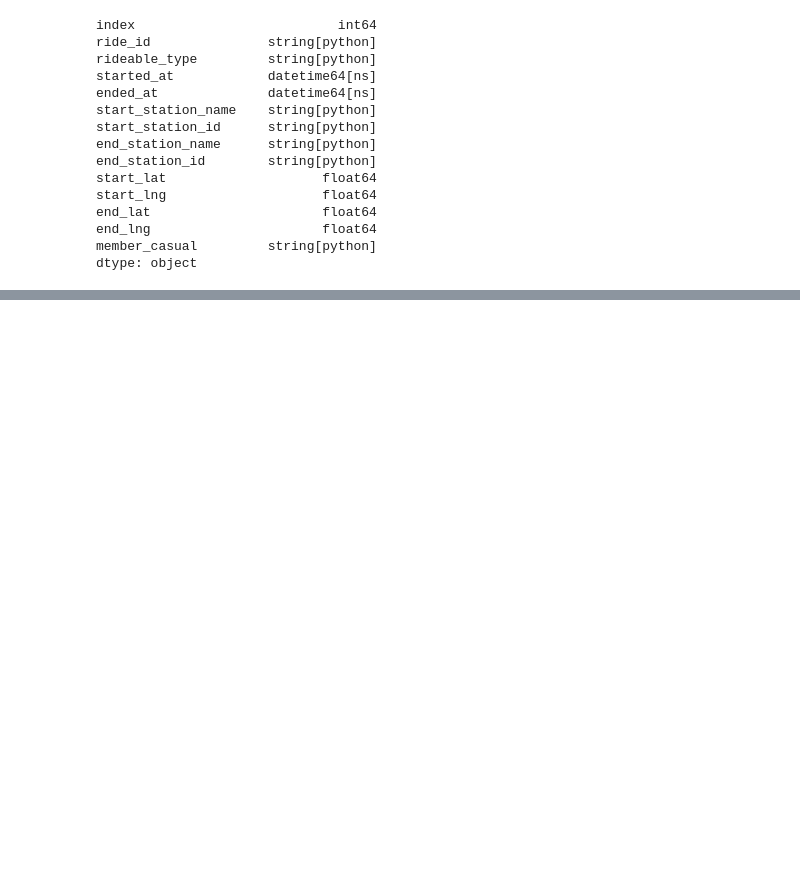
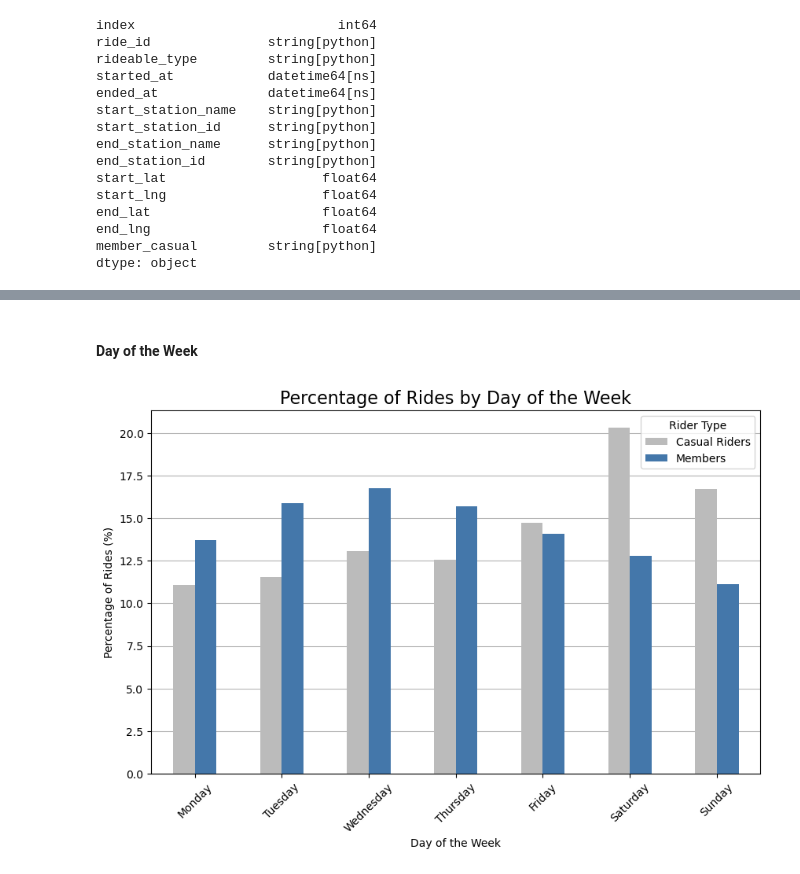
Before and after one commit to iaheung/cyclistic_casestudy, a Jupyter notebook: data_analysis.ipynb, the cells around one changed output, grey strips where cells are left out. Saved outputs shown, nothing was run; the diff lists cells and outputs as text; code cells hidden in the pictures; blank space fills up the shorter version.

```diff
--- a/data_analysis.ipynb
+++ b/data_analysis.ipynb
@@ -102,0 +161,5 @@ df.head()
+# %%
+# tell pandas that this is categorical data, so we can organize the days of the week chronologically
+days_order = ['Monday', 'Tuesday', 'Wednesday', 'Thursday', 'Friday', 'Saturday', 'Sunday']
+df['day_of_week'] = pd.Categorical(df['day_of_week'], categories=days_order)
+df.groupby(['member_casual', 'day_of_week']).size().unstack()
@@ -102,0 +215,11 @@ df.head()
+# %%
+# daily percentage data
+df_day_of_week = df.groupby(['member_casual', 'day_of_week']).size().reset_index(name='count')
+df_day_of_week = df_day_of_week.pivot(index='day_of_week', columns='member_casual', values='count').fillna(0)
+
+total_casual = df_day_of_week['casual'].sum()
+total_member = df_day_of_week['member'].sum()
+df_day_of_week['casual_pct'] = df_day_of_week['casual'] / total_casual * 100
+df_day_of_week['member_pct'] = df_day_of_week['member'] / total_member * 100
+
+df_day_of_week
@@ -102,0 +320,27 @@ df.head()
+# %% [markdown]
+#### Day of the Week
+# %%
+# with percentages
+df_day_of_week_plot_percent = df_day_of_week[["casual_pct", "member_pct"]]
+
+plt.figure(figsize=(10, 6))
+ax = df_day_of_week_plot_percent.plot(kind='bar', ax=plt.gca(), color=['#BBBBBB', '#4477AA'], zorder=3)
+
+ax.legend(['Casual Riders', 'Members'], title='Rider Type')
+ax.grid(axis='y', color='gray', alpha=0.6, zorder=1)
+
+plt.title('Percentage of Rides by Day of the Week', fontsize=16)
+plt.xlabel('Day of the Week')
+plt.ylabel('Percentage of Rides (%)')
+plt.xticks(rotation=45)
+
+directory = 'plots'
+if not os.path.exists(directory):
+    os.makedirs(directory)
+
+file_path = os.path.join(directory, 'rides_by_day_percentage.png')
+plt.savefig(file_path, bbox_inches='tight')
+
+plt.show()
+# %% [output]
+[figure, added]
```
Also changed, not shown: parts of 50 cells of this notebook.
